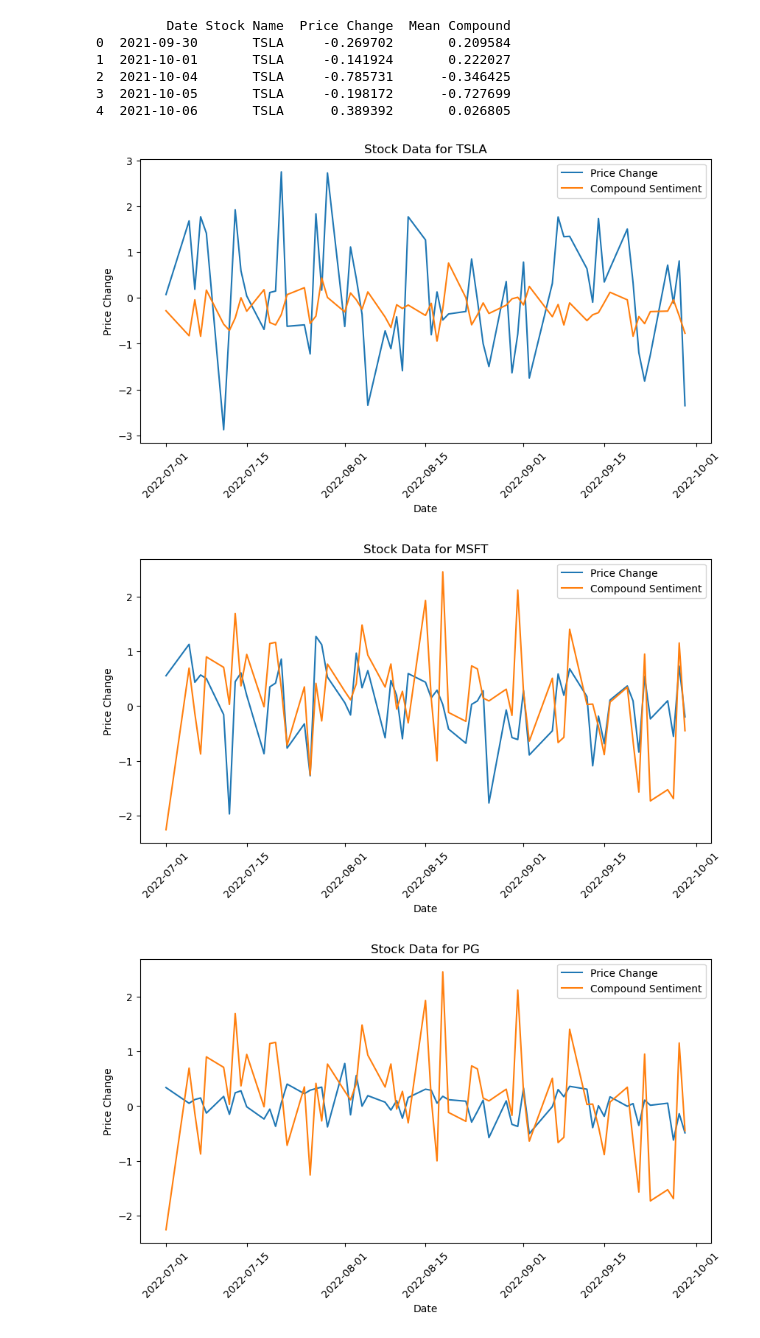
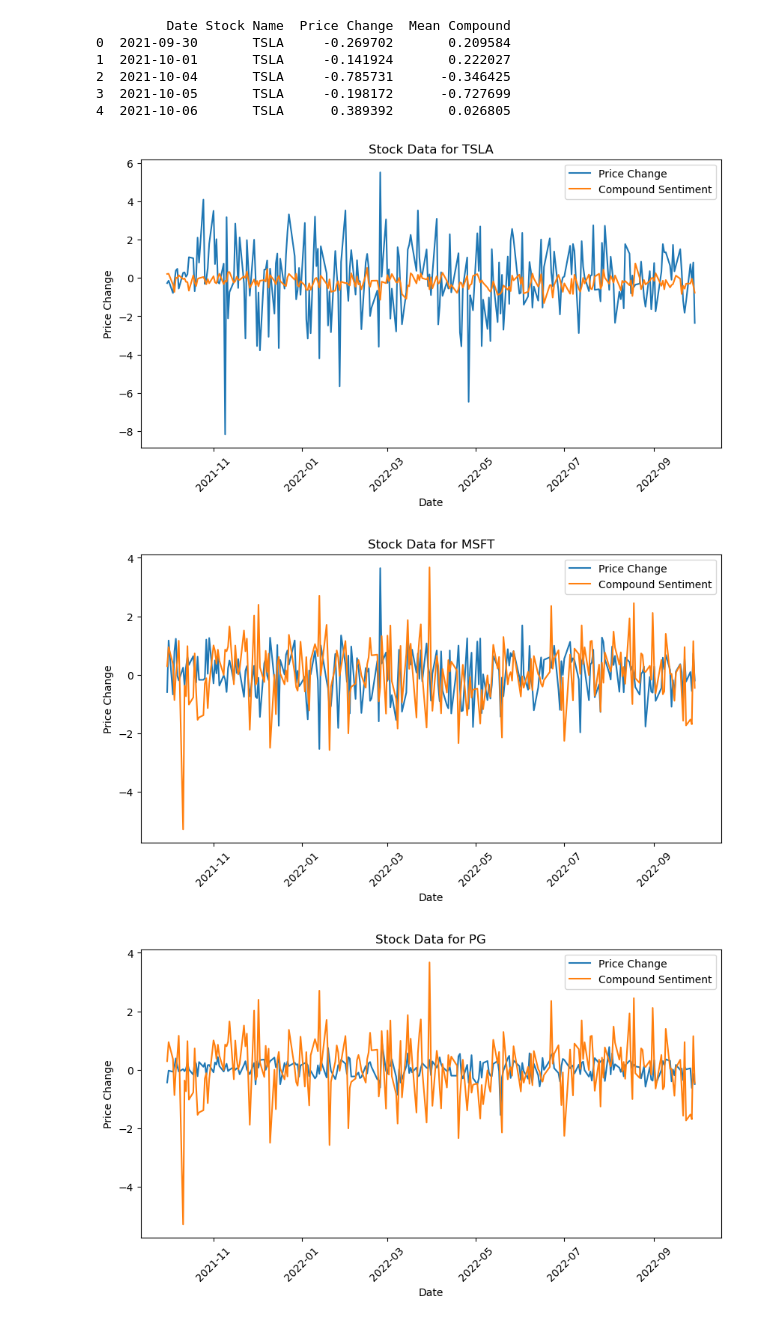
Before and after one commit to AngieP48/project-3, a Jupyter notebook: Marks Code.ipynb, the cells around one changed output. Saved outputs shown, nothing was run; the diff lists cells and outputs as text; code cells hidden in the pictures.

```diff
--- a/Marks Code.ipynb
+++ b/Marks Code.ipynb
@@ -243,26 +235,26 @@ print(merged_df.head())
 4  2021-10-06       TSLA      0.389392       0.026805
 # %%
 # Define the specific date range
-merged_df['Date'] = pd.to_datetime(merged_df['Date'])
-start_date = '2022-07-01'
-end_date = '2022-09-30'
+# merged_df['Date'] = pd.to_datetime(merged_df['Date'])
+# start_date = '2022-07-01'
+# end_date = '2022-09-30'
 
-merged_df = merged_df[(merged_df['Date'] >= start_date) & (merged_df['Date'] <= end_date)]
+# merged_df = merged_df[(merged_df['Date'] >= start_date) & (merged_df['Date'] <= end_date)]
 
 for stock_name in stock_names_of_interest:
     # Filter the DataFrame for the current stock
     stock_df = merged_df[merged_df['Stock Name'] == stock_name]
 
     # Plot the stock data
     plt.figure(figsize=(10, 5))
     plt.plot(stock_df['Date'], stock_df[['Price Change', 'Mean Compound']], label=stock_name)
     plt.title(f'Stock Data for {stock_name}')
     plt.xlabel('Date')
     plt.xticks(rotation=45)
     plt.ylabel('Price Change')
     plt.legend(['Price Change', 'Compound Sentiment'])
     plt.show()
 # %% [output]
-[figure, old version]
+[figure, new version]
-[figure, old version]
+[figure, new version]
-[figure, old version]
+[figure, new version]
```
Also changed, not shown: parts of 54 cells of this notebook.
